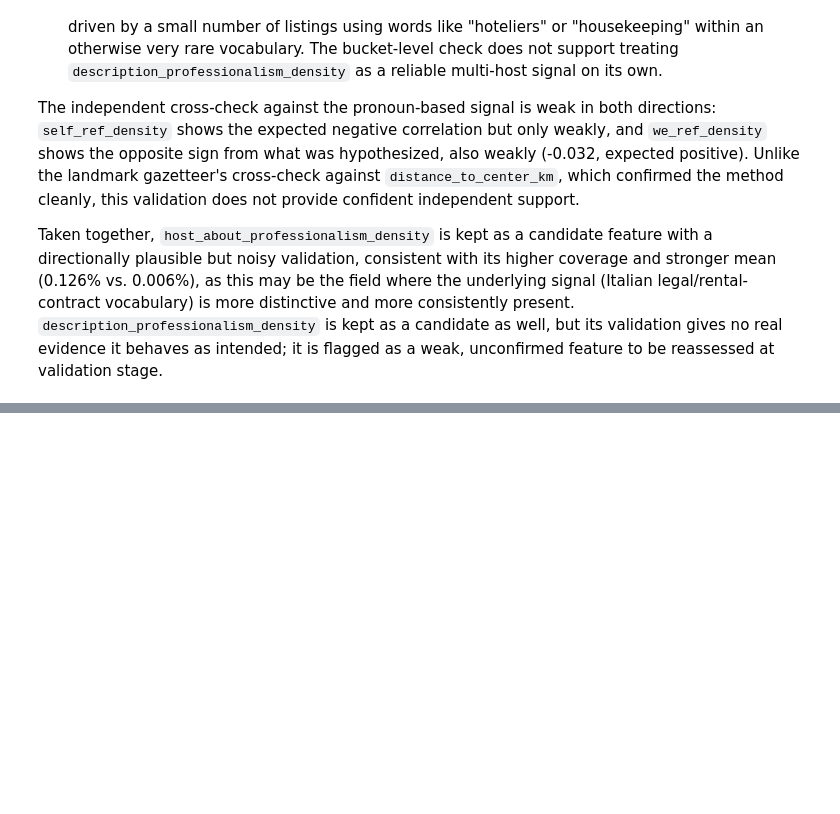
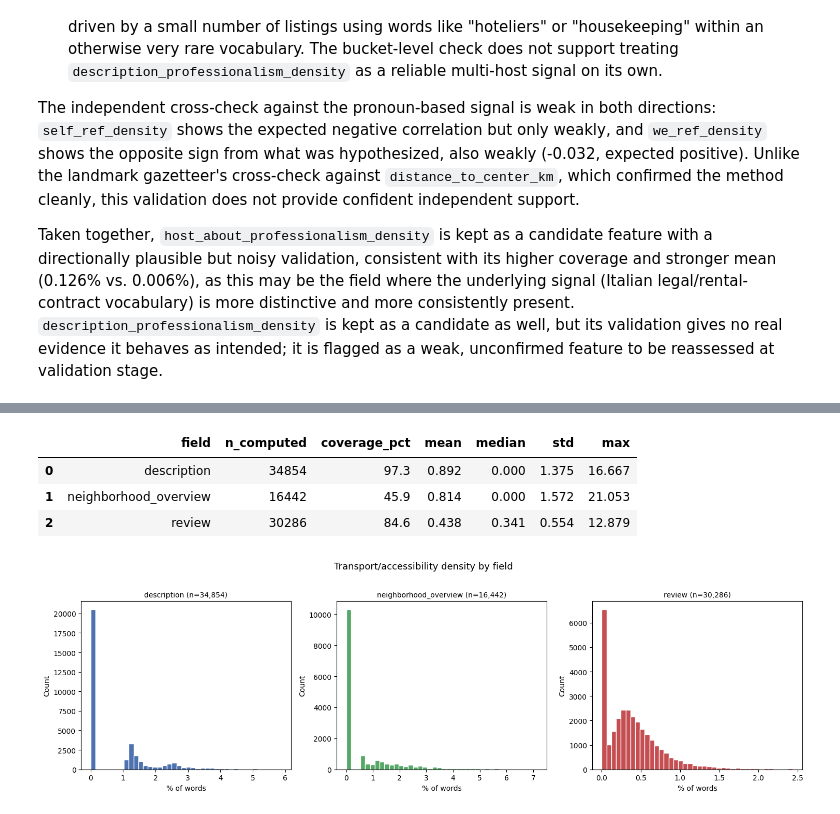
Before and after one commit to pln6/airbnb-market-segmentation-analysis, a Jupyter notebook: notebooks/02_feature_engineering.ipynb, the cells around one changed output, grey strips where cells are left out. Cells and saved outputs as stored; diff of their text form; code cells hidden in the pictures; blank space fills up the shorter version.

Commit message:
feat: add transport/accessibility lexicon features

```diff
--- a/notebooks/02_feature_engineering.ipynb
+++ b/notebooks/02_feature_engineering.ipynb
@@ -3059,0 +3175,7 @@ Taken together, `host_about_professionalism_density` is kept as a candidate feat
+# %%
+transport_lexicon = {'en': transport_candidates_en}
+for lang, phrases in transport_translated.items():
+    transport_lexicon[lang] = phrases
+
+for lang, phrases in transport_lexicon.items():
+    print(f"{lang}: {len(phrases)} phrases")
@@ -3059,0 +3240,44 @@ Taken together, `host_about_professionalism_density` is kept as a candidate feat
+# %%
+# summary table
+transport_fields = ['description', 'neighborhood_overview', 'review']
+n_total = len(listings_clean)
+
+summary_rows = []
+for field in transport_fields:
+    data = listings_clean[f'{field}_transport_density'].dropna()
+    summary_rows.append({
+        'field': field,
+        'n_computed': len(data),
+        'coverage_pct': round(len(data) / n_total * 100, 1),
+        'mean': round(data.mean(), 3) if len(data) else np.nan,
+        'median': round(data.median(), 3) if len(data) else np.nan,
+        'std': round(data.std(), 3) if len(data) else np.nan,
+        'max': round(data.max(), 3) if len(data) else np.nan,
+    })
+
+transport_summary = pd.DataFrame(summary_rows)
+display(transport_summary)
+# %% [output]
+|  | field | n_computed | coverage_pct | mean | median | std | max |
+| 0 | description | 34854 | 97.3 | 0.892 | 0.000 | 1.375 | 16.667 |
+| 1 | neighborhood_overview | 16442 | 45.9 | 0.814 | 0.000 | 1.572 | 21.053 |
+| 2 | review | 30286 | 84.6 | 0.438 | 0.341 | 0.554 | 12.879 |
+# %%
+# distribution visualization
+colors_transport = {'description': '#4c72b0', 'neighborhood_overview': '#55a868', 'review': '#c44e52'}
+
+fig, axes = plt.subplots(1, len(transport_fields), figsize=(15, 4.5))
+
+for ax, field in zip(axes, transport_fields):
+    data = listings_clean[f'{field}_transport_density'].dropna()
+    upper = data.quantile(0.99)
+    ax.hist(data[data <= upper], bins=40, color=colors_transport[field], edgecolor='white')
+    ax.set_title(f'{field} (n={len(data):,})', fontsize=10)
+    ax.set_xlabel('% of words')
+    ax.set_ylabel('Count')
+
+plt.suptitle('Transport/accessibility density by field', fontsize=13, y=1.02)
+plt.tight_layout()
+plt.show()
+# %% [output]
+[figure, added]
```
Also changed, not shown: parts of 13 cells of this notebook.
